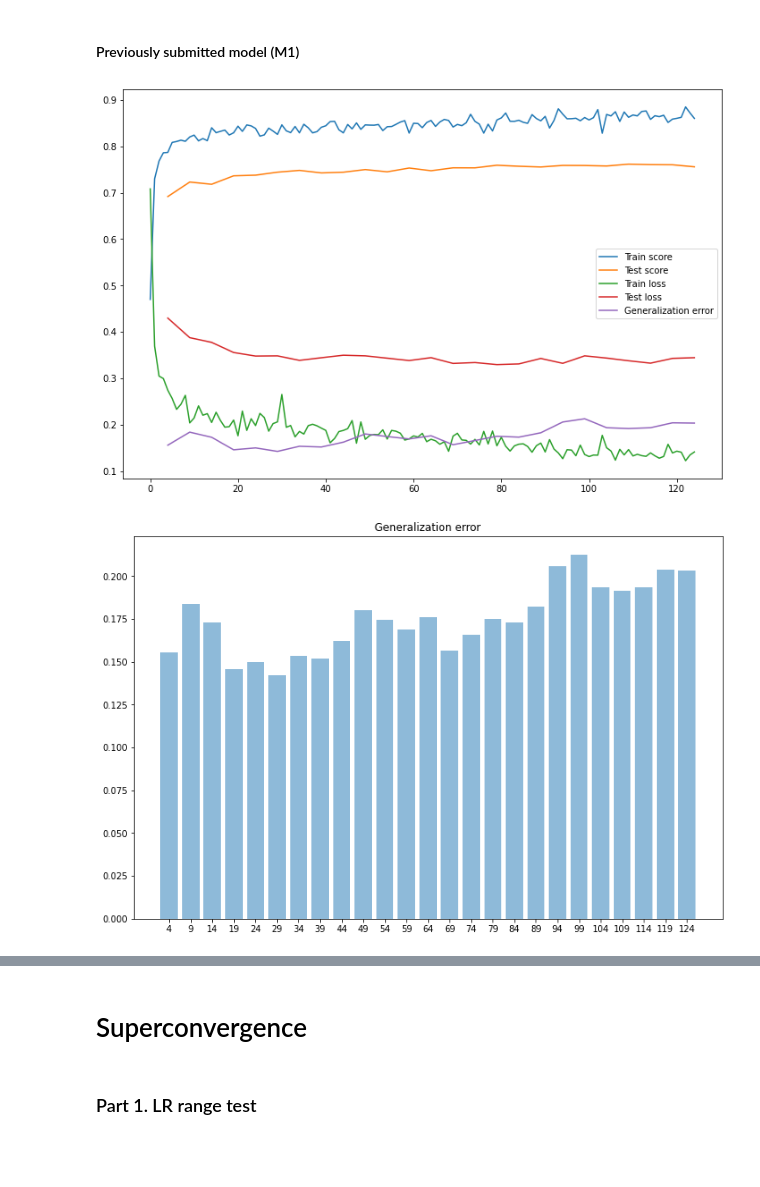
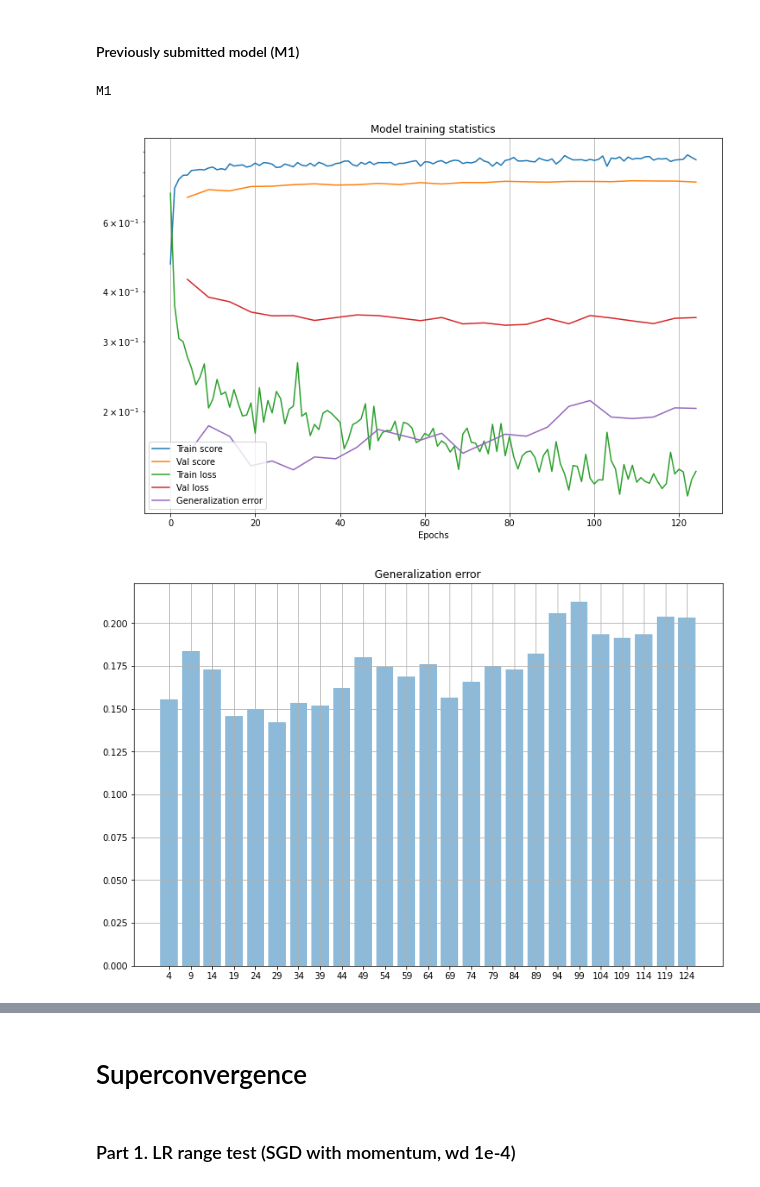
Before and after one commit to fsun2000/DeepViewAgg, a Jupyter notebook: notebooks/superconvergence.ipynb, the cells around one changed output, grey strips where cells are left out. Drawn from its saved outputs; the diff is of its cells as text; code cells hidden in the pictures; blank space fills up the shorter version.

```diff
--- a/notebooks/superconvergence.ipynb
+++ b/notebooks/superconvergence.ipynb
@@ -50,10 +50,10 @@ def plot_graph(data, log_scale=False):
 #         print(len(range(4, len(train_scores) - len(train_scores) % 5, 5)))
 
     plt.plot(range(len(train_scores)), train_scores, color=colormap[0], label=f'Train score')
-    plt.plot(range(4, len(train_scores) - len(train_scores) % 5, 5), val_scores, color=colormap[1], label=f'Test score')
+    plt.plot(range(4, len(train_scores) - len(train_scores) % 5, 5), val_scores, color=colormap[1], label=f'Val score')
 
     plt.plot(range(len(train_losses)), train_losses, color=colormap[2], label=f'Train loss')
-    plt.plot(range(4, len(train_losses) - len(train_losses) % 5, 5), val_losses, color=colormap[3], label=f'Test loss')
+    plt.plot(range(4, len(train_losses) - len(train_losses) % 5, 5), val_losses, color=colormap[3], label=f'Val loss')
 
     # Plot generalization error
     val_range = range(4, len(train_losses) - len(train_losses) % 5, 5)
@@ -62,11 +62,14 @@ def plot_graph(data, log_scale=False):
     plt.plot(val_range, gen_error, color=colormap[4], label=f'Generalization error')
 
     plt.legend()
+    plt.title('Model training statistics')
+    plt.xlabel('Epochs')
     ax = plt.gca()
     if log_scale:
         ax.set_yscale('log')
     # ax.set_xlim([xmin, xmax])
     # ax.set_ylim([0.6, 0.9])
+    plt.grid()
 
     plt.show()
 
@@ -78,6 +81,7 @@ def plot_barchart(x_range, values, title, ylim=None):
     performance = values
 
     plt.figure(figsize=(12,8))
+    plt.grid()
 
     plt.bar(y_pos, performance, align='center', alpha=0.5)
     plt.xticks(y_pos, objects)
@@ -107,14 +111,17 @@ plot_barchart(val_range, data['val_scores'], 'Validation score', ylim=[0.7, 0.76
 # %% [markdown]
 #### Previously submitted model (M1)
 # %%
-data = read_scores(file='mvfusion_3d/model_comparison/M1.out')
-plot_graph(data, log_scale=False)
+for i in range(1, 2):
+    print(f"M{i}")
+    data = read_scores(file=f'mvfusion_3d/model_comparison/M{i}.out')
+    plot_graph(data, log_scale=True)
 
-# Generalization error
-val_range = range(4, len(data['train_losses']) - len(data['train_losses']) % 5, 5)
-gen_error = np.array(data['val_losses']) - np.array([data['train_losses'][i] for i in val_range])
-plot_barchart(val_range, gen_error, 'Generalization error')
-plot_barchart(val_range, data['val_scores'], 'Validation score', ylim=[0.7, 0.76])
+    # Generalization error
+    val_range = range(4, len(data['train_losses']) - len(data['train_losses']) % 5, 5)
+    gen_error = np.array(data['val_losses']) - np.array([data['train_losses'][i] for i in val_range])
+    plot_barchart(val_range, gen_error, 'Generalization error')
+    plot_barchart(val_range, data['val_scores'], 'Validation score', ylim=[0.7, 0.77])
 # %% [output]
+M1
-[figure, old version]
+[figure, new version]
-[figure, old version]
+[figure, new version]
@@ -122,4 +129,4 @@ plot_barchart(val_range, data['val_scores'], 'Validation score', ylim=[0.7, 0.76
 # %% [markdown]
 # Superconvergence
 # %% [markdown]
-### Part 1. LR range test
+### Part 1. LR range test (SGD with momentum, wd 1e-4)
```
Also changed, not shown: parts of 7 cells of this notebook, 10 other files.
